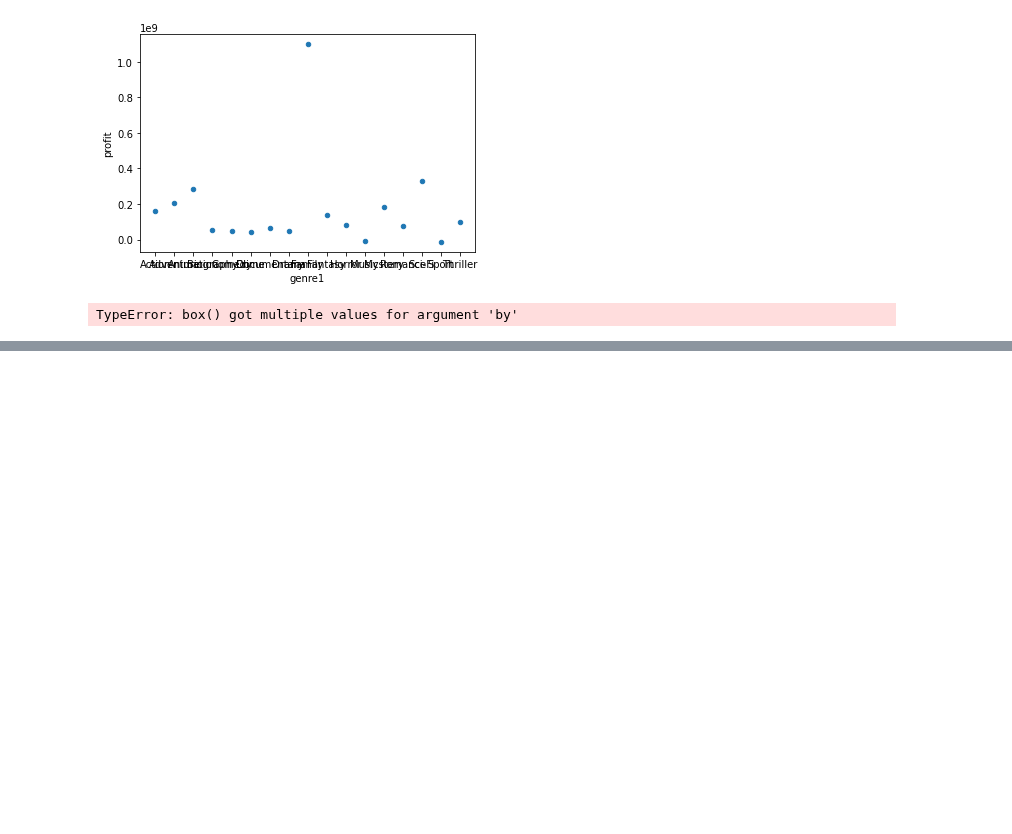
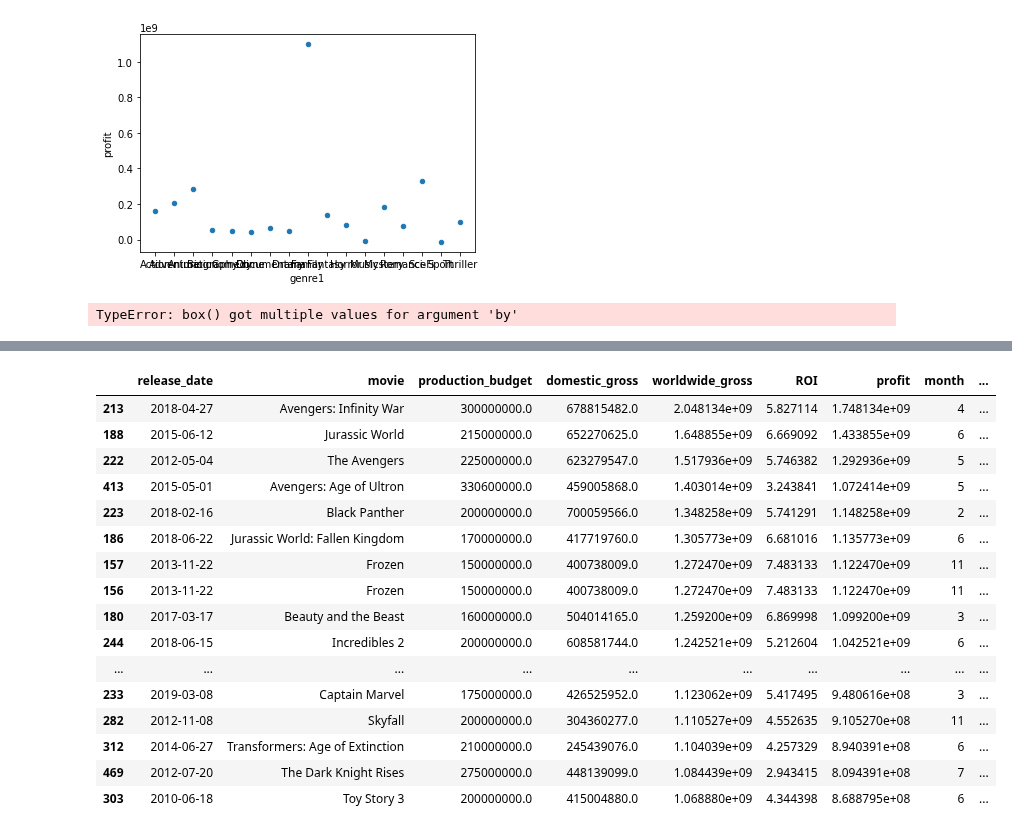
Before and after one commit to ZenBurrito/Phase-1Project, a Jupyter notebook: final_merge-DBcopy.ipynb, the cells around one changed output, grey strips where cells are left out. Cells and saved outputs as stored; diff of their text form; code cells hidden in the pictures; blank space fills up the shorter version.

```diff
--- a/final_merge-DBcopy.ipynb
+++ b/final_merge-DBcopy.ipynb
@@ -666,0 +700,20 @@ plt.scatter(df_merge_month['month_name'], df_merge_month['ROI'])
+# %%
+df_merge.sort_values(by = 'worldwide_gross', ascending = False).head(20)
+# %% [output]
+|  | release_date | movie | production_budget | domestic_gross | worldwide_gross | ROI | profit | month | ... |
+| 213 | 2018-04-27 | Avengers: Infinity War | 300000000.0 | 678815482.0 | 2.048134e+09 | 5.827114 | 1.748134e+09 | 4 | ... |
+| 188 | 2015-06-12 | Jurassic World | 215000000.0 | 652270625.0 | 1.648855e+09 | 6.669092 | 1.433855e+09 | 6 | ... |
+| 222 | 2012-05-04 | The Avengers | 225000000.0 | 623279547.0 | 1.517936e+09 | 5.746382 | 1.292936e+09 | 5 | ... |
+| 413 | 2015-05-01 | Avengers: Age of Ultron | 330600000.0 | 459005868.0 | 1.403014e+09 | 3.243841 | 1.072414e+09 | 5 | ... |
+| 223 | 2018-02-16 | Black Panther | 200000000.0 | 700059566.0 | 1.348258e+09 | 5.741291 | 1.148258e+09 | 2 | ... |
+| 186 | 2018-06-22 | Jurassic World: Fallen Kingdom | 170000000.0 | 417719760.0 | 1.305773e+09 | 6.681016 | 1.135773e+09 | 6 | ... |
+| 157 | 2013-11-22 | Frozen | 150000000.0 | 400738009.0 | 1.272470e+09 | 7.483133 | 1.122470e+09 | 11 | ... |
+| 156 | 2013-11-22 | Frozen | 150000000.0 | 400738009.0 | 1.272470e+09 | 7.483133 | 1.122470e+09 | 11 | ... |
+| 180 | 2017-03-17 | Beauty and the Beast | 160000000.0 | 504014165.0 | 1.259200e+09 | 6.869998 | 1.099200e+09 | 3 | ... |
+| 244 | 2018-06-15 | Incredibles 2 | 200000000.0 | 608581744.0 | 1.242521e+09 | 5.212604 | 1.042521e+09 | 6 | ... |
+| ... | ... | ... | ... | ... | ... | ... | ... | ... | ... |
+| 233 | 2019-03-08 | Captain Marvel | 175000000.0 | 426525952.0 | 1.123062e+09 | 5.417495 | 9.480616e+08 | 3 | ... |
+| 282 | 2012-11-08 | Skyfall | 200000000.0 | 304360277.0 | 1.110527e+09 | 4.552635 | 9.105270e+08 | 11 | ... |
+| 312 | 2014-06-27 | Transformers: Age of Extinction | 210000000.0 | 245439076.0 | 1.104039e+09 | 4.257329 | 8.940391e+08 | 6 | ... |
+| 469 | 2012-07-20 | The Dark Knight Rises | 275000000.0 | 448139099.0 | 1.084439e+09 | 2.943415 | 8.094391e+08 | 7 | ... |
+| 303 | 2010-06-18 | Toy Story 3 | 200000000.0 | 415004880.0 | 1.068880e+09 | 4.344398 | 8.688795e+08 | 6 | ... |
```
Also changed, not shown: parts of 12 cells of this notebook, 1 other file.
